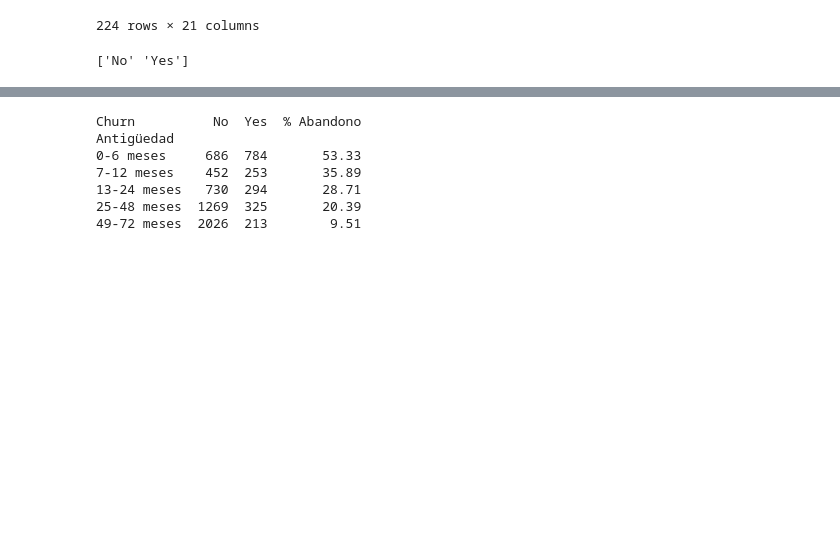
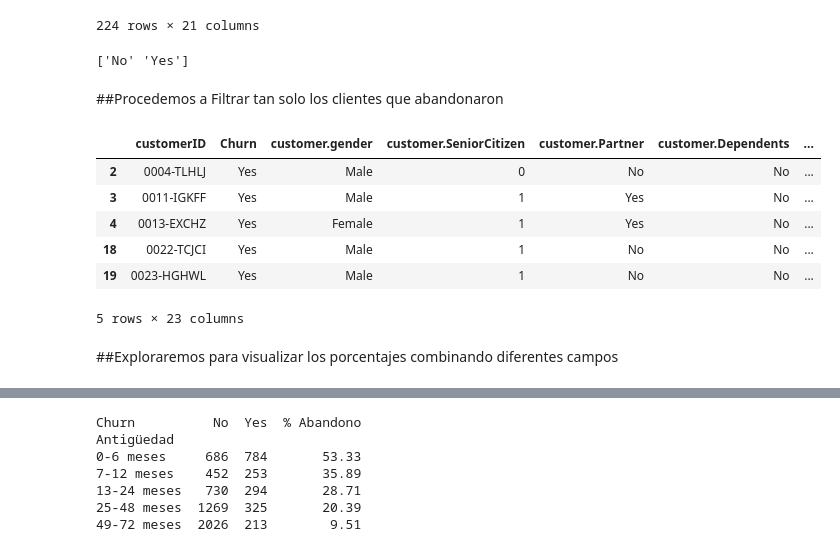
Before and after one commit to Goyo0117970/TelecomX, a Jupyter notebook: TelecomX.ipynb, the cells around one changed output, grey strips where cells are left out. Drawn from its saved outputs; the diff is of its cells as text; code cells hidden in the pictures; blank space fills up the shorter version.

```diff
--- a/TelecomX.ipynb
+++ b/TelecomX.ipynb
@@ -141,3 +141,18 @@ df = df[df['Churn'].isin(['Yes', 'No'])]
 print(df['Churn'].unique())
 # %% [output]
 ['No' 'Yes']
+# %% [markdown]
+##Procedemos a Filtrar tan solo los clientes que abandonaron
+# %%
+abandona = df[(df['Churn'] == 'Yes')]
+abandona.head()
+# %% [output]
+|  | customerID | Churn | customer.gender | customer.SeniorCitizen | customer.Partner | customer.Dependents | ... |
+| 2 | 0004-TLHLJ | Yes | Male | 0 | No | No | ... |
+| 3 | 0011-IGKFF | Yes | Male | 1 | Yes | No | ... |
+| 4 | 0013-EXCHZ | Yes | Female | 1 | Yes | No | ... |
+| 18 | 0022-TCJCI | Yes | Male | 1 | No | No | ... |
+| 19 | 0023-HGHWL | Yes | Male | 1 | No | No | ... |
+5 rows × 23 columns
+# %% [markdown]
+##Exploraremos para visualizar los porcentajes combinando diferentes campos
```
Also changed, not shown: parts of 6 cells of this notebook.
